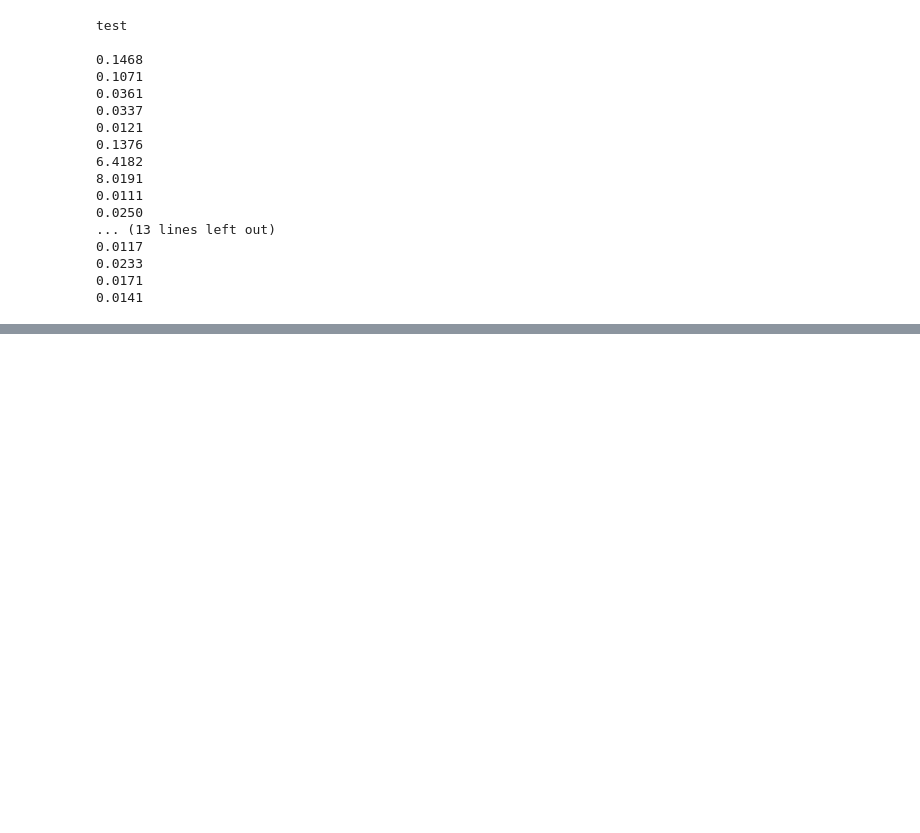
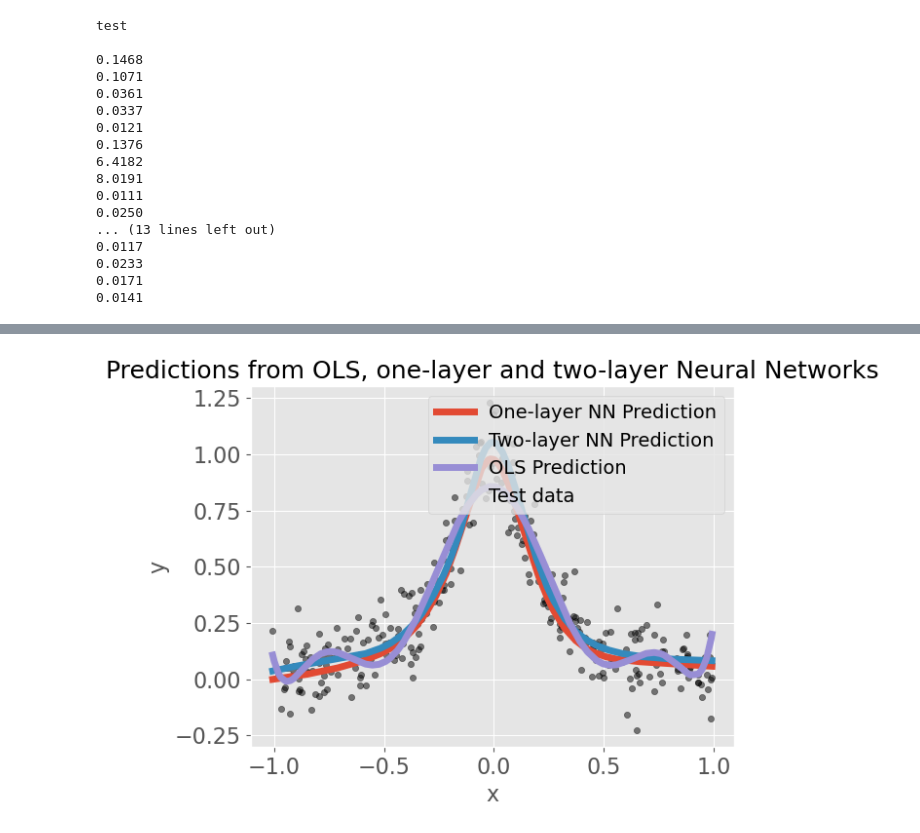
Before and after one commit to kjes4pres/Project_2_FYSSTK, a Jupyter notebook: Code/main/b.ipynb, the cells around one changed output, grey strips where cells are left out. Saved outputs shown, nothing was run; the diff lists cells and outputs as text; code cells hidden in the pictures; blank space fills up the shorter version.

```diff
--- a/Code/main/b.ipynb
+++ b/Code/main/b.ipynb
@@ -314,0 +347,11 @@ print(mse_vals)
+# %%
+reg_ffnn_one = NeuralNetwork(1, [50, 1], [sigmoid, identity], [derivate(sigmoid), derivate(identity)], mse, mse_der)
+reg_ffnn_two = NeuralNetwork(1, [50,100, 1], [sigmoid, sigmoid,  identity], [derivate(sigmoid), derivate(sigmoid), derivate(identity)], mse, mse_der)
+
+reg_ffnn_one.train_SGD(X_train, y_train, epochs=300, learning_rate=0.01, batch_size=20, optimizer="Adam")
+reg_ffnn_two.train_SGD(X_train, y_train, epochs=300, learning_rate=0.01, batch_size=20, optimizer="Adam")
+
+y_pred_one = reg_ffnn_one._feed_forward(X_test)
+y_pred_two = reg_ffnn_two._feed_forward(X_test)
+# %% [output]
+[figure, added]
```
Also changed, not shown: parts of 5 cells of this notebook, 5 other files.
